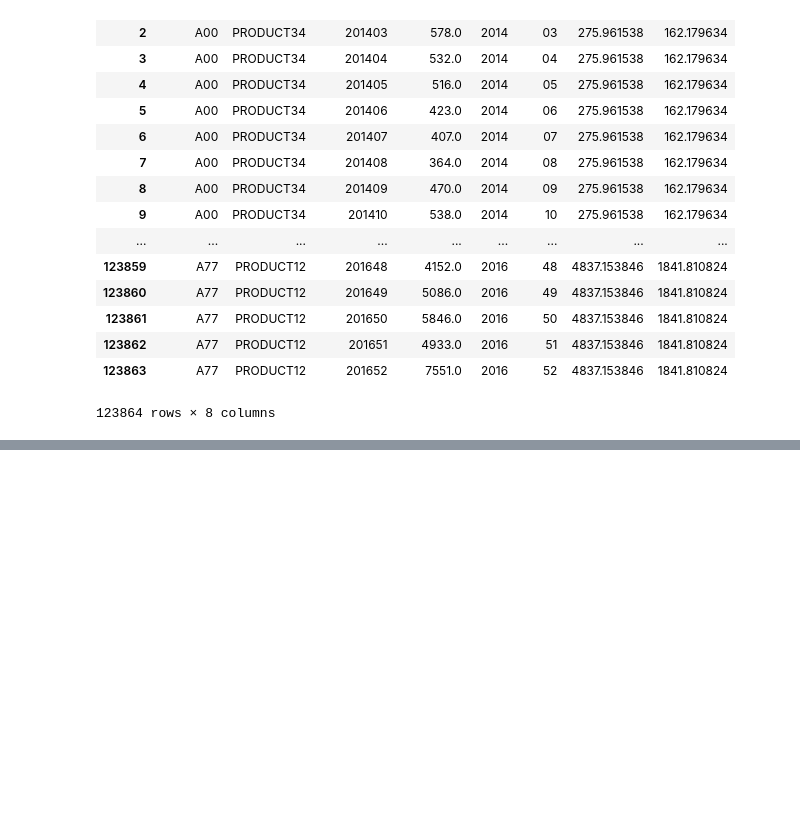
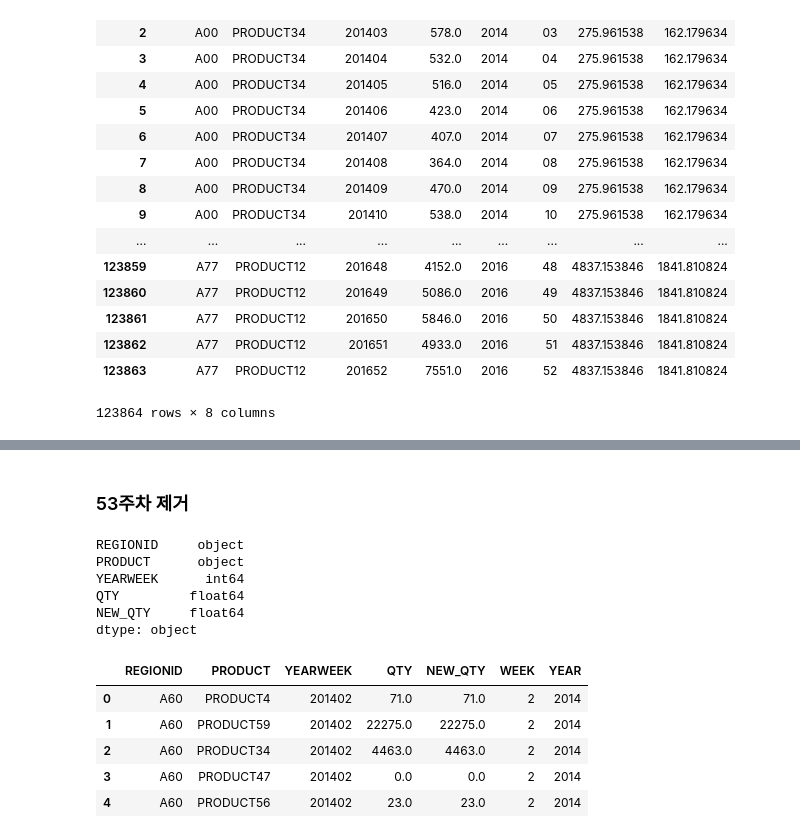
Before and after one commit to Choisoochan/Python_work, a Jupyter notebook: 04. Data Control/Data Controling 01.ipynb, the cells around one changed output, grey strips where cells are left out. Drawn from its saved outputs; the diff is of its cells as text; code cells hidden in the pictures; blank space fills up the shorter version.

```diff
--- a/04. Data Control/Data Controling 01.ipynb
+++ b/04. Data Control/Data Controling 01.ipynb
@@ -426,0 +447,11 @@ mergedData.reset_index(drop=True)
+# %% [markdown]
+### 53주차 제거
+# %%
+selloutData.dtypes
+# %% [output]
+REGIONID     object
+PRODUCT      object
+YEARWEEK      int64
+QTY         float64
+NEW_QTY     float64
+dtype: object
@@ -426,0 +473,2 @@ mergedData.reset_index(drop=True)
+# %%
+selloutData["YEAR"] = selloutData["YEARWEEK"].apply(customFunction)
@@ -426,0 +477,15 @@ mergedData.reset_index(drop=True)
+# %%
+selloutData["YEAR"] = selloutData["YEARWEEK"]//100
+# %%
+selloutData["WEEK"] = selloutData["YEARWEEK"]%100
+# %%
+refinedData = selloutData[selloutData.WEEK%100 < 53]
+# %%
+refinedData.head()
+# %% [output]
+|  | REGIONID | PRODUCT | YEARWEEK | QTY | NEW_QTY | WEEK | YEAR |
+| 0 | A60 | PRODUCT4 | 201402 | 71.0 | 71.0 | 2 | 2014 |
+| 1 | A60 | PRODUCT59 | 201402 | 22275.0 | 22275.0 | 2 | 2014 |
+| 2 | A60 | PRODUCT34 | 201402 | 4463.0 | 4463.0 | 2 | 2014 |
+| 3 | A60 | PRODUCT47 | 201402 | 0.0 | 0.0 | 2 | 2014 |
+| 4 | A60 | PRODUCT56 | 201402 | 23.0 | 23.0 | 2 | 2014 |
```
Also changed, not shown: parts of 21 cells of this notebook, 8 other files.
